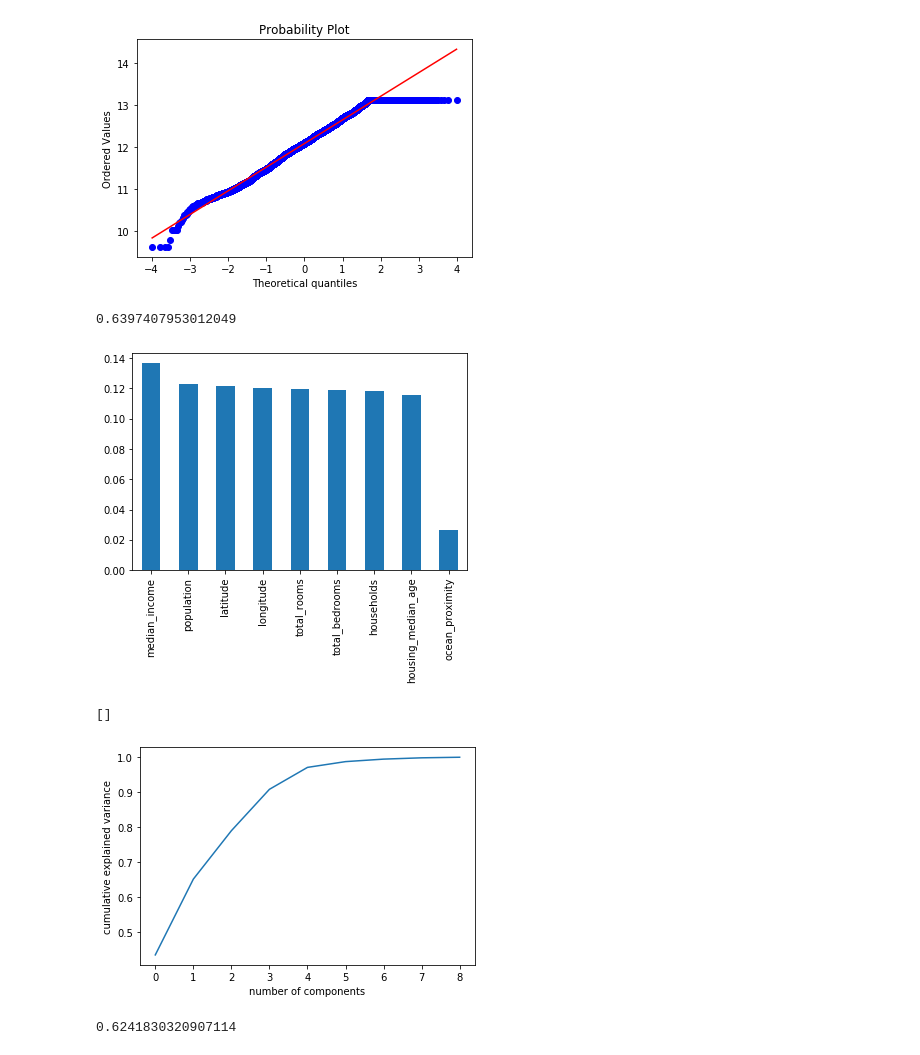
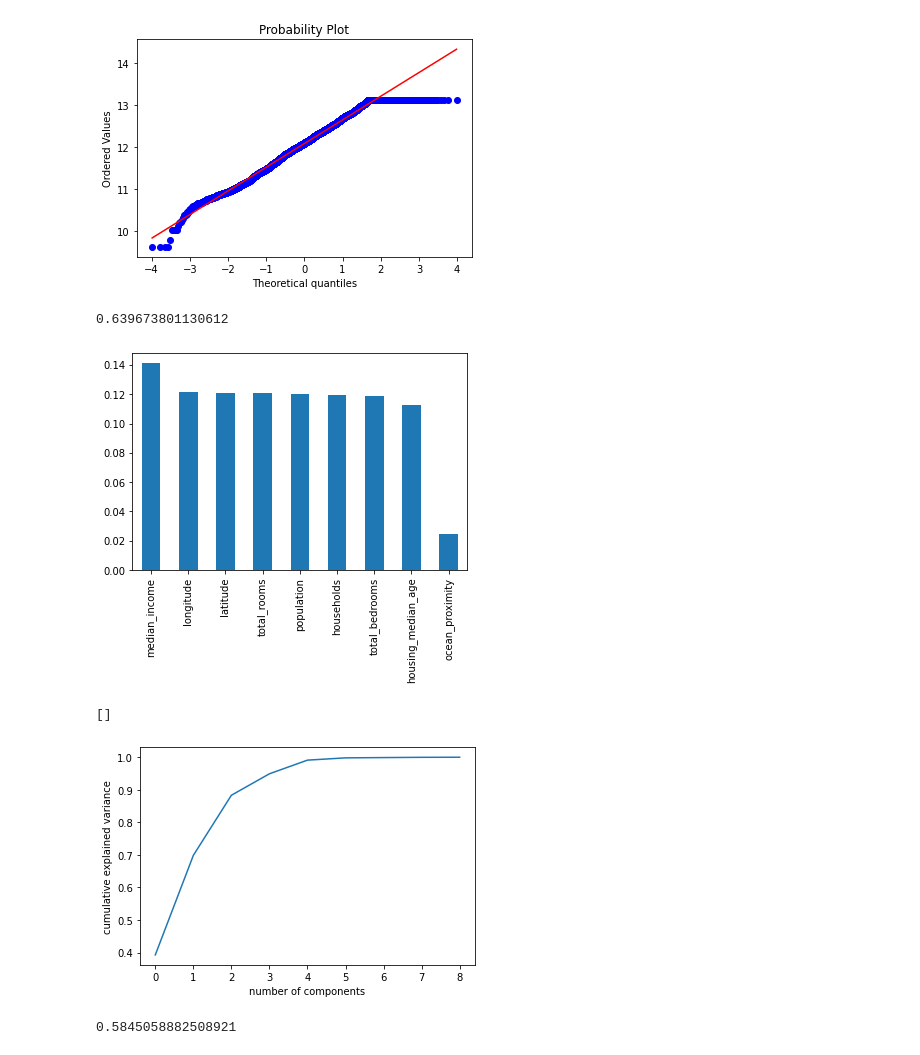
Before and after one commit to martinaviggiano/ml_project, a Jupyter notebook: calhousing.ipynb, the cells around one changed output. Cells and saved outputs as stored; diff of their text form; code cells hidden in the pictures.

```diff
--- a/calhousing.ipynb
+++ b/calhousing.ipynb
@@ -184,11 +158,14 @@ scaler = StandardScaler()
+# %%
+scaler = MinMaxScaler(feature_range=(-1,1))
+#scaler = StandardScaler()
 # %%
 X = scaler.fit_transform(df.drop(columns=["median_house_value"]))
 y = df["median_house_value"].values
 # %%
-clf = RidgeCV(alphas=np.linspace(1e-3, 1, 100)).fit(X, y)
+clf = RidgeCV(alphas=np.linspace(1e-3, 1, 100), scoring='neg_mean_squared_error').fit(X, y)
 clf.score(X, y)
 # %% [output]
-0.6397407953012049
+0.639673801130612
 # %%
 sampled_df = df.sample(2000)
 X_sampled = scaler.fit_transform(sampled_df.drop(columns=["median_house_value"]))
@@ -196,16 +173,16 @@ y_sampled = sampled_df["median_house_value"].values
 # %%
 from sklearn.ensemble import ExtraTreesClassifier
 
 # Build a forest and compute the impurity-based feature importances
 forest = ExtraTreesClassifier()
 
 forest.fit(X_sampled, y_sampled)
 importances = forest.feature_importances_
 feat_importances = pd.Series(forest.feature_importances_, index=sampled_df.drop(columns=["median_house_value"]).columns)
-feat_importances.nlargest(10).plot(kind='bar')
+feat_importances.nlargest(15).plot(kind='bar')
 plt.show()
 # %% [output]
-[figure, old version]
+[figure, new version]
 # %%
 plt.plot(np.cumsum(PCA().fit(X).explained_variance_ratio_))
 plt.xlabel('number of components')
@@ -213,7 +190,7 @@ plt.ylabel('cumulative explained variance')
 plt.plot()
 # %% [output]
 []
-[figure, old version]
+[figure, new version]
 # %%
 pca = PCA(.99)
 X_pca = pca.fit_transform(X)
@@ -221,4 +198,4 @@ X_pca = pca.fit_transform(X)
 clf = RidgeCV(alphas=np.linspace(1e-3, 1, 100)).fit(X_pca, y)
 clf.score(X_pca, y)
 # %% [output]
-0.6241830320907114
+0.5845058882508921
```
Also changed, not shown: parts of 7 cells of this notebook, 1 other file.
